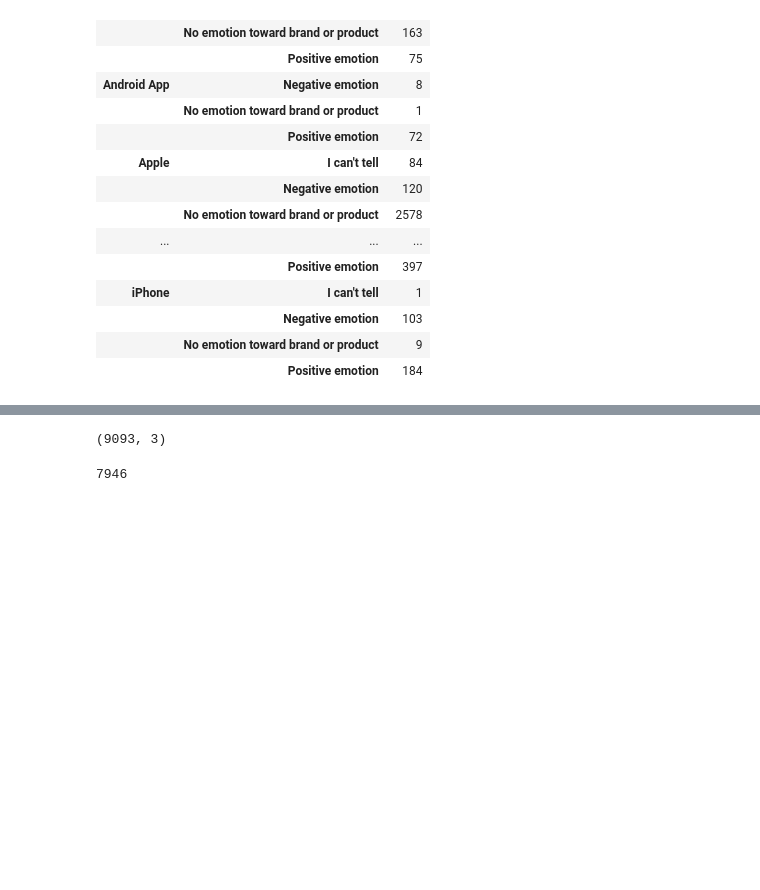
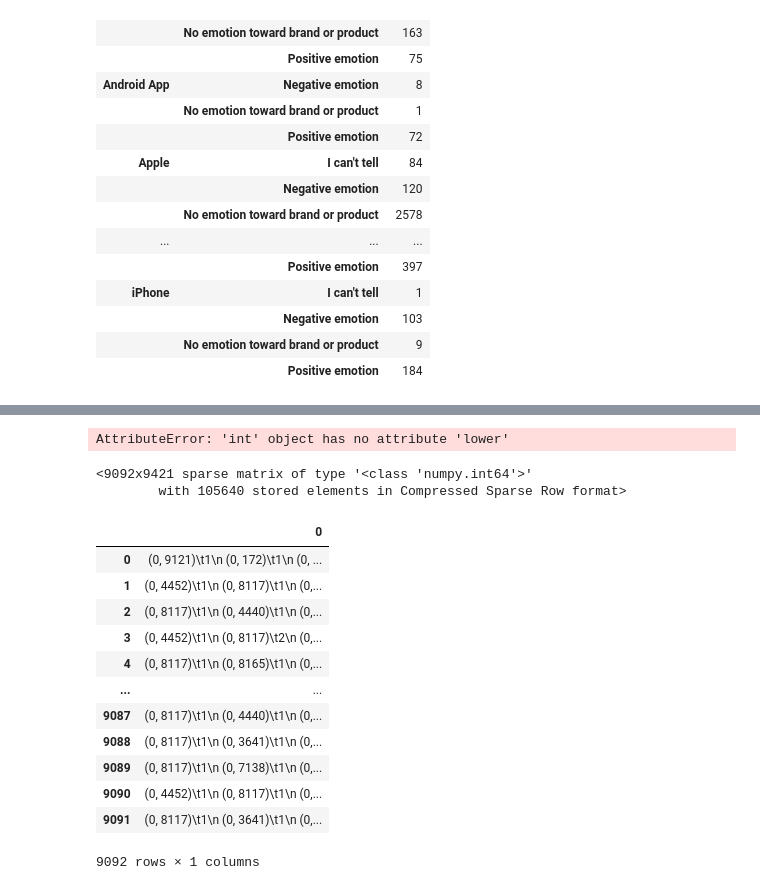
Before and after one commit to carlosiruiz/mod_4_project, a Jupyter notebook: ignacio_notebook-Copy1.ipynb, the cells around one changed output, grey strips where cells are left out. Saved outputs shown, nothing was run; the diff lists cells and outputs as text; code cells hidden in the pictures; blank space fills up the shorter version.

```diff
--- a/ignacio_notebook-Copy1.ipynb
+++ b/ignacio_notebook-Copy1.ipynb
@@ -147,8 +142,0 @@ TypeError: strip arg must be None or str
-# %%
-df.shape
-# %% [output]
-(9093, 3)
-# %%
-9093-1147
-# %% [output]
-7946
@@ -156,0 +143,31 @@ i phone
+# %%
+from sklearn.feature_extraction.text import CountVectorizer
+from nltk.tokenize import RegexpTokenizer
+
+from sklearn.feature_extraction.text import TfidfVectorizer
+tf=TfidfVectorizer()
+text_tf= tf.fit_transform(df['tweet'])
+text_tf.data
+# %% [output]
+AttributeError: 'int' object has no attribute 'lower'
+# %%
+text_counts
+# %% [output]
+<9092x9421 sparse matrix of type '<class 'numpy.int64'>'
+        with 105640 stored elements in Compressed Sparse Row format>
+# %%
+pd.DataFrame(text_counts)
+# %% [output]
+|  | 0 |
+| 0 | (0, 9121)\t1\n (0, 172)\t1\n (0, ... |
+| 1 | (0, 4452)\t1\n (0, 8117)\t1\n (0,... |
+| 2 | (0, 8117)\t1\n (0, 4440)\t1\n (0,... |
+| 3 | (0, 4452)\t1\n (0, 8117)\t2\n (0,... |
+| 4 | (0, 8117)\t1\n (0, 8165)\t1\n (0,... |
+| ... | ... |
+| 9087 | (0, 8117)\t1\n (0, 4440)\t1\n (0,... |
+| 9088 | (0, 8117)\t1\n (0, 3641)\t1\n (0,... |
+| 9089 | (0, 8117)\t1\n (0, 7138)\t1\n (0,... |
+| 9090 | (0, 4452)\t1\n (0, 8117)\t1\n (0,... |
+| 9091 | (0, 8117)\t1\n (0, 3641)\t1\n (0,... |
+9092 rows × 1 columns
```
Also changed, not shown: parts of 6 cells of this notebook.
